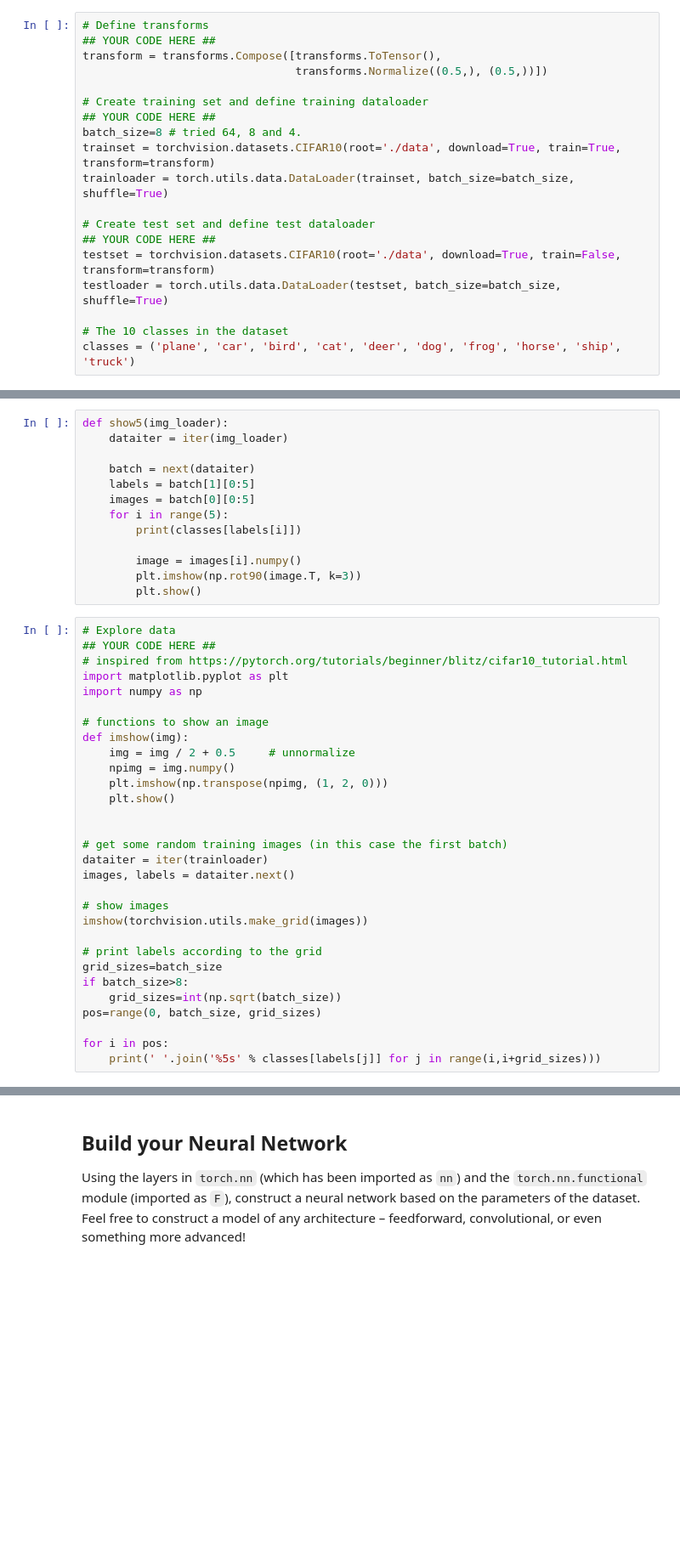
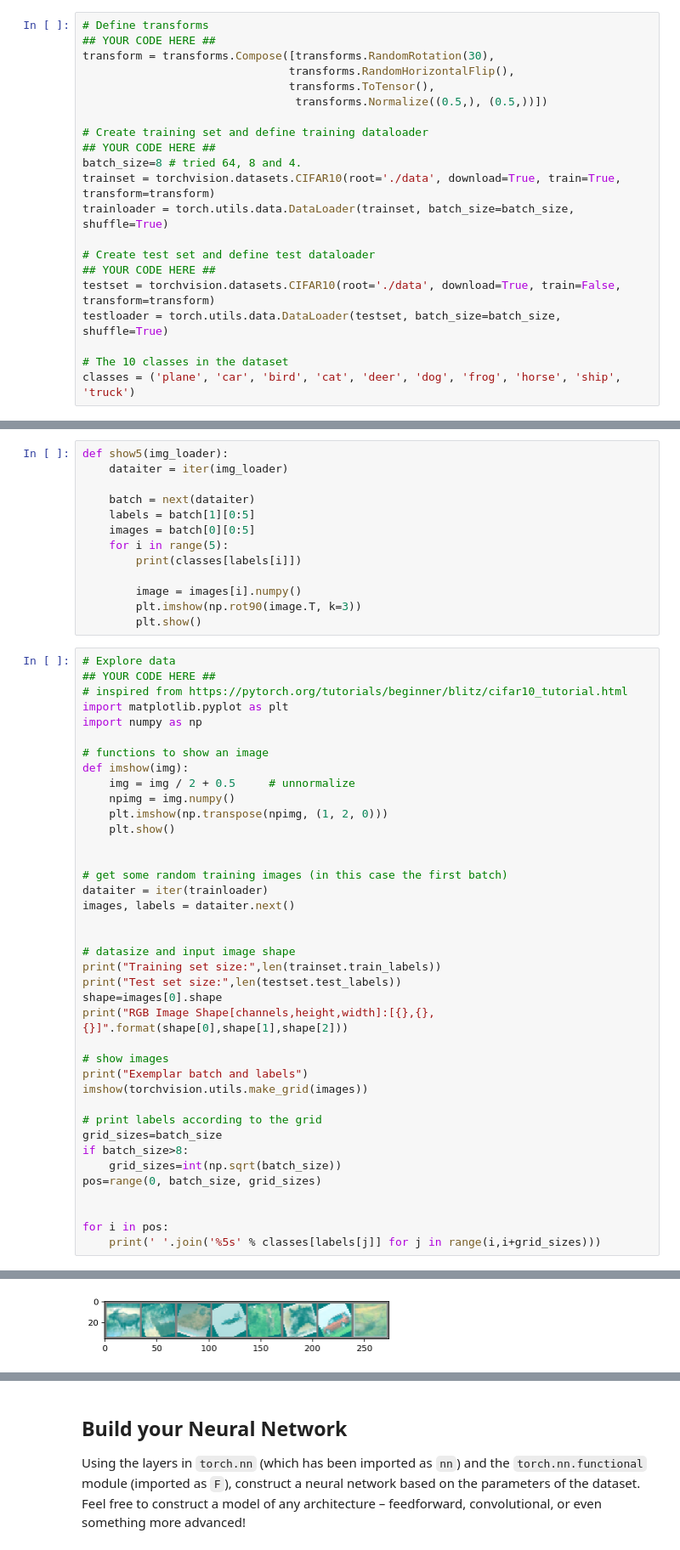
Before and after one commit to maurodsantos/cifar10_image_classifier, a Jupyter notebook: CIFAR-10_Image_Classifier-STARTER.ipynb, the cells around one changed output, grey strips where cells are left out. Shown: that part at 85% size. Drawn from its saved outputs; the diff is of its cells as text; blank space fills up the shorter version.

```diff
--- a/CIFAR-10_Image_Classifier-STARTER.ipynb
+++ b/CIFAR-10_Image_Classifier-STARTER.ipynb
@@ -48,7 +54,9 @@ Once your dataset is created, you'll also need to define a `DataLoader` from the
 # %%
 # Define transforms
 ## YOUR CODE HERE ##
-transform = transforms.Compose([transforms.ToTensor(),
+transform = transforms.Compose([transforms.RandomRotation(30),
+                               transforms.RandomHorizontalFlip(),
+                               transforms.ToTensor(),
                                 transforms.Normalize((0.5,), (0.5,))])
 
 # Create training set and define training dataloader
@@ -104,7 +115,15 @@ def imshow(img):
 dataiter = iter(trainloader)
 images, labels = dataiter.next()
 
+
+# datasize and input image shape
+print("Training set size:",len(trainset.train_labels))
+print("Test set size:",len(testset.test_labels))
+shape=images[0].shape
+print("RGB Image Shape[channels,height,width]:[{},{},{}]".format(shape[0],shape[1],shape[2]))
+
 # show images
+print("Exemplar batch and labels")
 imshow(torchvision.utils.make_grid(images))
 
 # print labels according to the grid
@@ -113,5 +132,7 @@ if batch_size>8:
     grid_sizes=int(np.sqrt(batch_size))
 pos=range(0, batch_size, grid_sizes)
 
+
 for i in pos:
     print(' '.join('%5s' % classes[labels[j]] for j in range(i,i+grid_sizes)))
+# %% [output]
@@ -117,0 +143 @@ for i in pos:
+[figure, added]
```
Also changed, not shown: parts of 14 cells of this notebook, 2 other files.
